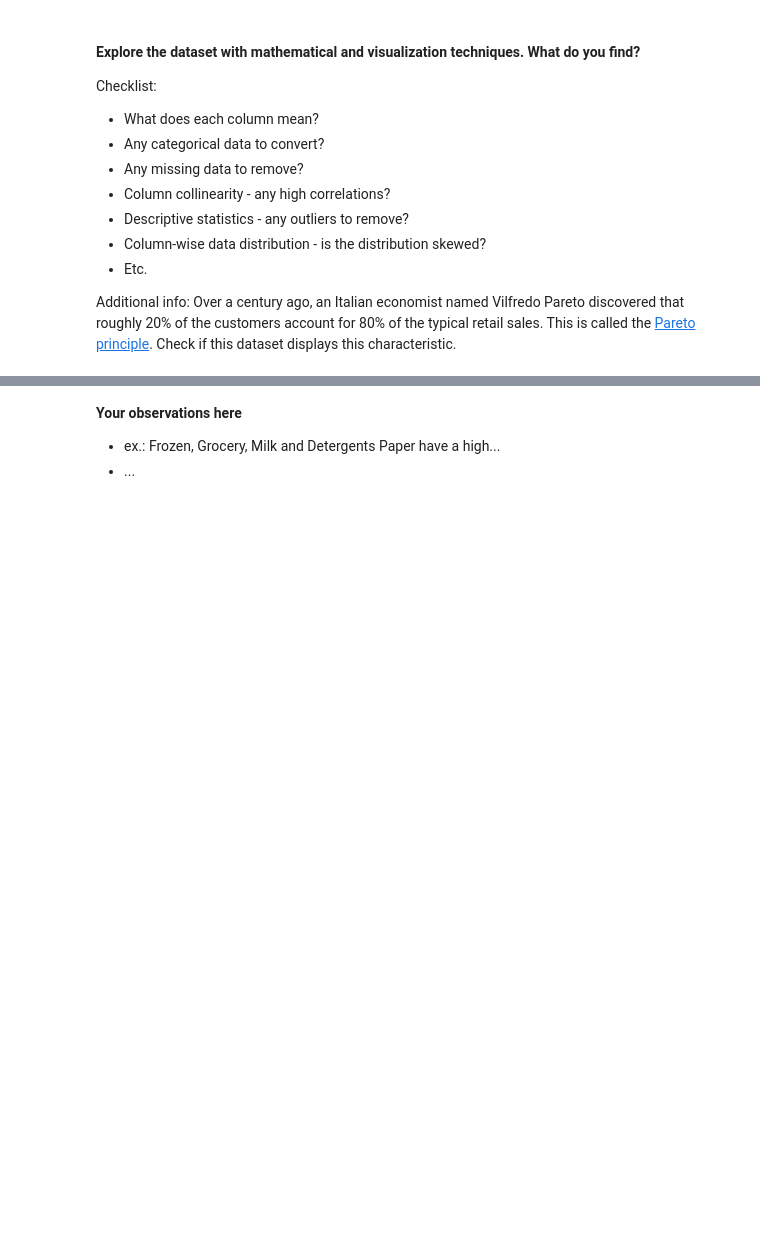
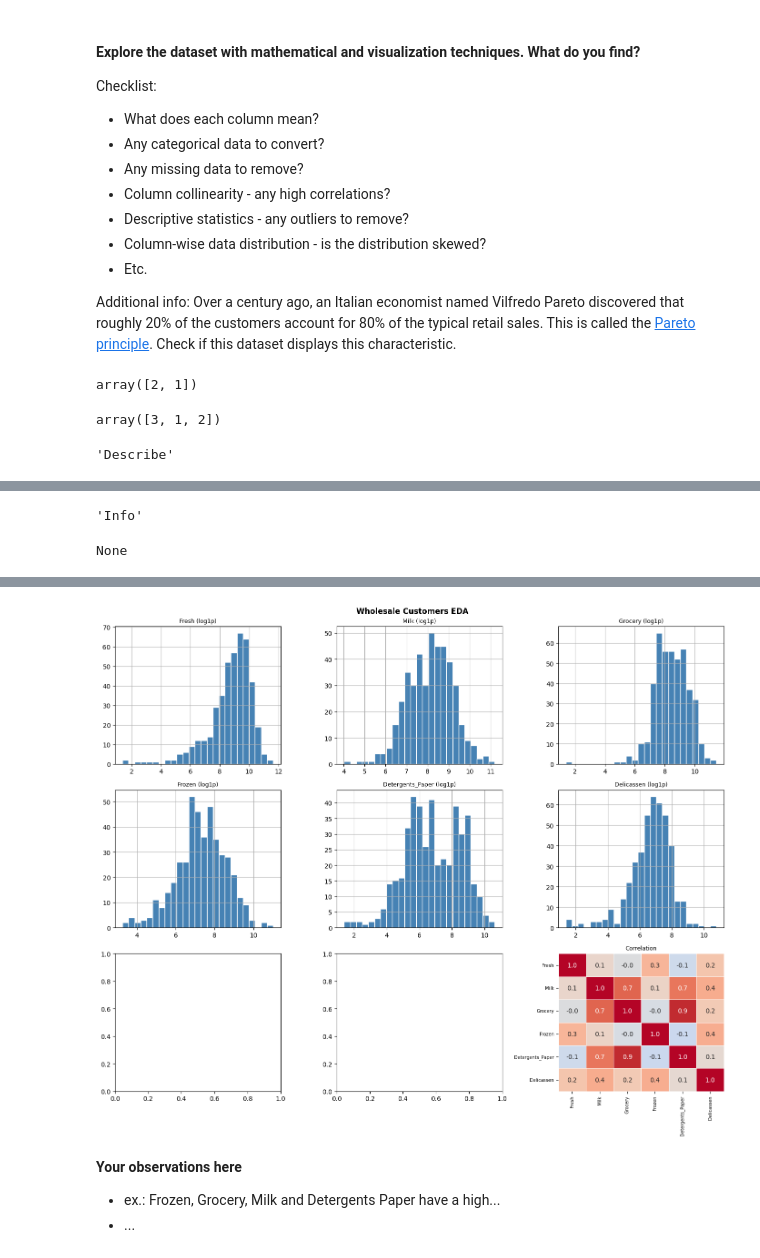
Before and after one commit to nadiastoyanova/lab-unsupervised-learning-en, a Jupyter notebook: your-code/main.ipynb, the cells around one changed output, grey strips where cells are left out. Cells and saved outputs as stored; diff of their text form; code cells hidden in the pictures; blank space fills up the shorter version.

```diff
--- a/your-code/main.ipynb
+++ b/your-code/main.ipynb
@@ -28,0 +27,4 @@ The origin of the dataset is [here](https://archive.ics.uci.edu/ml/datasets/whol
+# %%
+# loading the data: Wholesale customers data
+customers = pd.read_csv('https://raw.githubusercontent.com/ashishsantikari/lab-unsupervised-learning-en/refs/heads/main/data/Wholesale%20customers%20data.csv')
+customers.head()
@@ -44,0 +52,66 @@ Additional info: Over a century ago, an Italian economist named Vilfredo Pareto
+# %%
+# Your code here:
+display(customers.Channel.unique())
+display(customers.Region.unique())
+display("Describe", customers.describe())
+display("Info",customers.info())
+
+
+
+spend_cols = ['Fresh', 'Milk', 'Grocery', 'Frozen', 'Detergents_Paper', 'Delicassen']
+
+# 1. Column meanings
+print("""COLUMNS:
+  Channel/Region       – categorical (1/2/3)
+  Fresh/Milk/Grocery/Frozen/Detergents_Paper/Delicassen – annual spend (m.u.)""")
+
+# 2. Shape, dtypes, missing
+print(f"\nShape: {customers.shape}")
+print(f"Missing values:\n{customers.isnull().sum()}")
+
+# 3. Encode categoricals
+# customers['Channel'] = customers['Channel'].map({1:'HoReCa', 2:'Retail'})
+# customers['Region']  = customers['Region'].map({1:'Lisbon', 2:'Oporto', 3:'Other'})
+
+# 4. Descriptive stats
+print("\nDescriptive stats:"); print(customers[spend_cols].describe().round(0))
+
+# 5. Skewness
+print("\nSkewness (raw vs log1p):")
+print(pd.DataFrame({'raw': customers[spend_cols].skew().round(2),
+                    'log1p': np.log1p(customers[spend_cols]).skew().round(2)}))
+
+# 6. Outliers (IQR)
+Q1, Q3 = customers[spend_cols].quantile(0.25), customers[spend_cols].quantile(0.75)
+outliers = ((customers[spend_cols] < Q1 - 1.5*(Q3-Q1)) | (customers[spend_cols] > Q3 + 1.5*(Q3-Q1))).sum()
+print(f"\nOutlier counts:\n{outliers}")
+
+# 7. Correlation
+print("\nHigh correlations (|r| >= 0.6):")
+corr = customers[spend_cols].corr()
+high = corr.where(np.triu(np.abs(corr) >= 0.6, k=1)).stack()
+print(high.round(2))
+
+# ── Plots ──────────────────────────────────────────────────────────────────
+fig, axes = plt.subplots(3, 3, figsize=(14, 12))
+
+# Distributions (log1p)
+for i, col in enumerate(spend_cols):
+    ax = axes[i//3][i%3]
+    np.log1p(customers[col]).hist(ax=ax, bins=25, color='steelblue', edgecolor='white')
+    ax.set_title(f'{col} (log1p)', fontsize=9)
+
+# Correlation heatmap
+ax_corr = axes[2][2]
+sns.heatmap(corr, annot=True, fmt='.1f', cmap='coolwarm', center=0,
+            linewidths=0.4, ax=ax_corr, cbar=False)
+ax_corr.set_title('Correlation', fontsize=9)
+ax_corr.tick_params(labelsize=7)
+
+plt.suptitle('Wholesale Customers EDA', fontsize=12, weight='bold')
+plt.tight_layout()
+plt.show()
+# %% [output]
+array([2, 1])
+array([3, 1, 2])
+'Describe'
@@ -44,0 +142,2 @@ Additional info: Over a century ago, an Italian economist named Vilfredo Pareto
+'Info'
+None
@@ -45,3 +161,4 @@ Additional info: Over a century ago, an Italian economist named Vilfredo Pareto
+[figure, added]
 # %% [markdown]
 **Your observations here**
 
```
Also changed, not shown: parts of 24 cells of this notebook.
